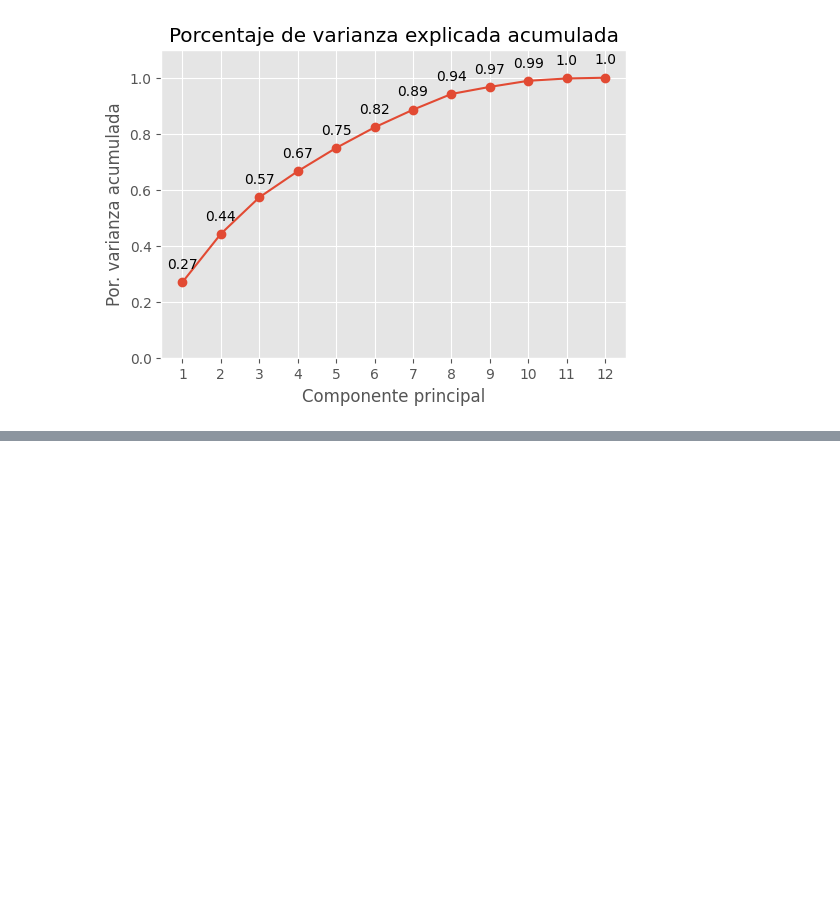
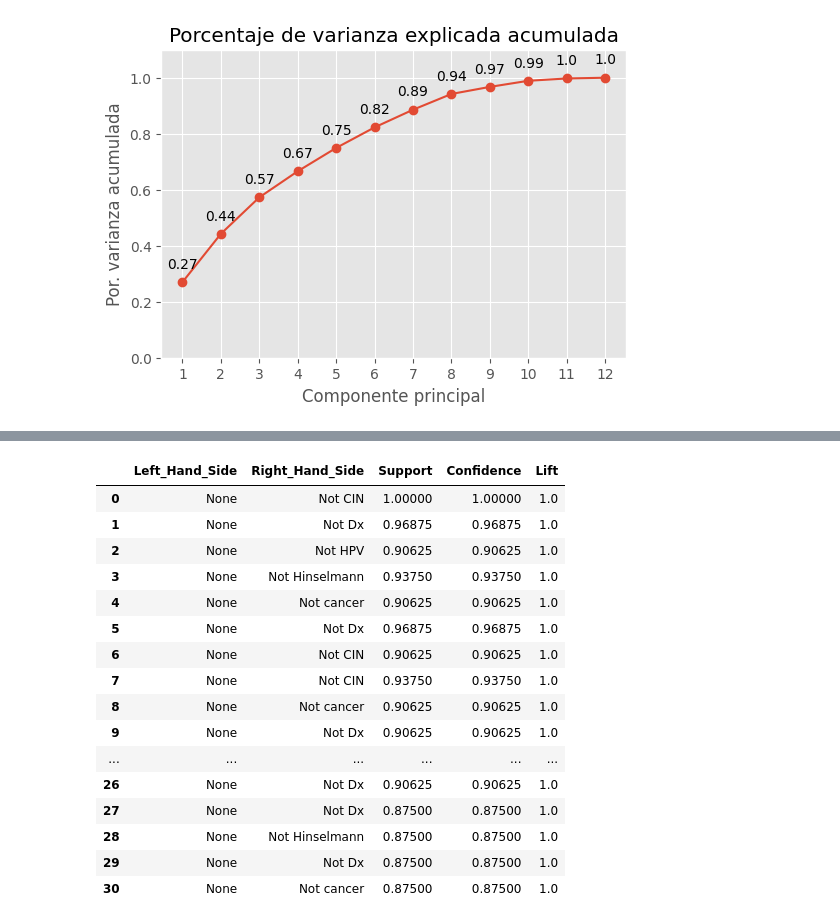
Before and after one commit to JDgomez2002/data-science-labs, a Jupyter notebook: lab01/lab1.ipynb, the cells around one changed output, grey strips where cells are left out. Cells and saved outputs as stored; diff of their text form; code cells hidden in the pictures; blank space fills up the shorter version.

```diff
--- a/lab01/lab1.ipynb
+++ b/lab01/lab1.ipynb
@@ -544,0 +559,18 @@ Varianza explicada acumulada
+# %%
+# Select the categorical columns
+categoricals = hospital[['Dx:Cancer', 'Dx:CIN', 'Dx:HPV', 'Dx', 'Hinselmann', 'Schiller', 'Citology', 'Biopsy']].copy()
+
+# Replace 1.0 and 0.0 directly with 'Yes' and 'No' without using inplace=True
+categoricals['Dx:Cancer'] = categoricals['Dx:Cancer'].replace({1.0: 'Cancer', 0.0: 'Not cancer'})
+categoricals['Dx:CIN'] = categoricals['Dx:CIN'].replace({1.0: 'CIN', 0.0: 'Not CIN'})
+categoricals['Dx:HPV'] = categoricals['Dx:HPV'].replace({1.0: 'HPV', 0.0: 'Not HPV'})
+categoricals['Dx'] = categoricals['Dx'].replace({1.0: 'Dx', 0.0: 'Not Dx'})
+categoricals['Hinselmann'] = categoricals['Hinselmann'].replace({1.0: 'Hinselmann', 0.0: 'Not Hinselmann'})
+categoricals['Schiller'] = categoricals['Schiller'].replace({1.0: 'Schiller', 0.0: 'Not Schiller'})
+categoricals['Citology'] = categoricals['Citology'].replace({1.0: 'Citology', 0.0: 'Not Citology'})
+categoricals['Biopsy'] = categoricals['Biopsy'].replace({1.0: 'Biopsy', 0.0: 'Not biopsy'})
+
+# Optionally convert all columns to object type if needed
+# categoricals = categoricals.astype(object)
+
+categoricals.head()
@@ -544,0 +584,8 @@ Varianza explicada acumulada
+# %%
+print(categoricals.shape)
+# Se van a convertir los datos a una lista de listas
+records = []
+
+for i in range(0, 32):
+    records.append([str(categoricals.values[i,j]) for j in range(0, 5)])
+records
@@ -544,0 +611,5 @@ Varianza explicada acumulada
+# %%
+# El mínimo de cobertura o soporte es 20% y el mínimo de confianza es 70%
+asociationRules = apriori(records,min_support=0.2, min_confidence = 0.8)
+rules = list(asociationRules)
+f'Reglas de asociacion: {len(rules)}'
@@ -544,0 +642,30 @@ Varianza explicada acumulada
+# %%
+def inspect(output):
+    lhs = [tuple(result[2][0][0])[0] if len(result[2][0][0]) > 0 else None for result in output]
+    rhs = [tuple(result[2][0][1])[0] if len(result[2][0][1]) > 0 else None for result in output]
+    support = [result[1] for result in output]
+    confidence = [result[2][0][2] for result in output if len(result[2][0]) > 2]
+    lift = [result[2][0][3] for result in output if len(result[2][0]) > 3]
+    return list(zip(lhs, rhs, support, confidence, lift))
+
+output = list(rules)
+output_DataFrame = pd.DataFrame(inspect(output), columns = ['Left_Hand_Side', 'Right_Hand_Side', 'Support', 'Confidence', 'Lift'])
+output_DataFrame
+# %% [output]
+|  | Left_Hand_Side | Right_Hand_Side | Support | Confidence | Lift |
+| 0 | None | Not CIN | 1.00000 | 1.00000 | 1.0 |
+| 1 | None | Not Dx | 0.96875 | 0.96875 | 1.0 |
+| 2 | None | Not HPV | 0.90625 | 0.90625 | 1.0 |
+| 3 | None | Not Hinselmann | 0.93750 | 0.93750 | 1.0 |
+| 4 | None | Not cancer | 0.90625 | 0.90625 | 1.0 |
+| 5 | None | Not Dx | 0.96875 | 0.96875 | 1.0 |
+| 6 | None | Not CIN | 0.90625 | 0.90625 | 1.0 |
+| 7 | None | Not CIN | 0.93750 | 0.93750 | 1.0 |
+| 8 | None | Not cancer | 0.90625 | 0.90625 | 1.0 |
+| 9 | None | Not Dx | 0.90625 | 0.90625 | 1.0 |
+| ... | ... | ... | ... | ... | ... |
+| 26 | None | Not Dx | 0.90625 | 0.90625 | 1.0 |
+| 27 | None | Not Dx | 0.87500 | 0.87500 | 1.0 |
+| 28 | None | Not Hinselmann | 0.87500 | 0.87500 | 1.0 |
+| 29 | None | Not Dx | 0.87500 | 0.87500 | 1.0 |
+| 30 | None | Not cancer | 0.87500 | 0.87500 | 1.0 |
```
Also changed, not shown: parts of 8 cells of this notebook.
